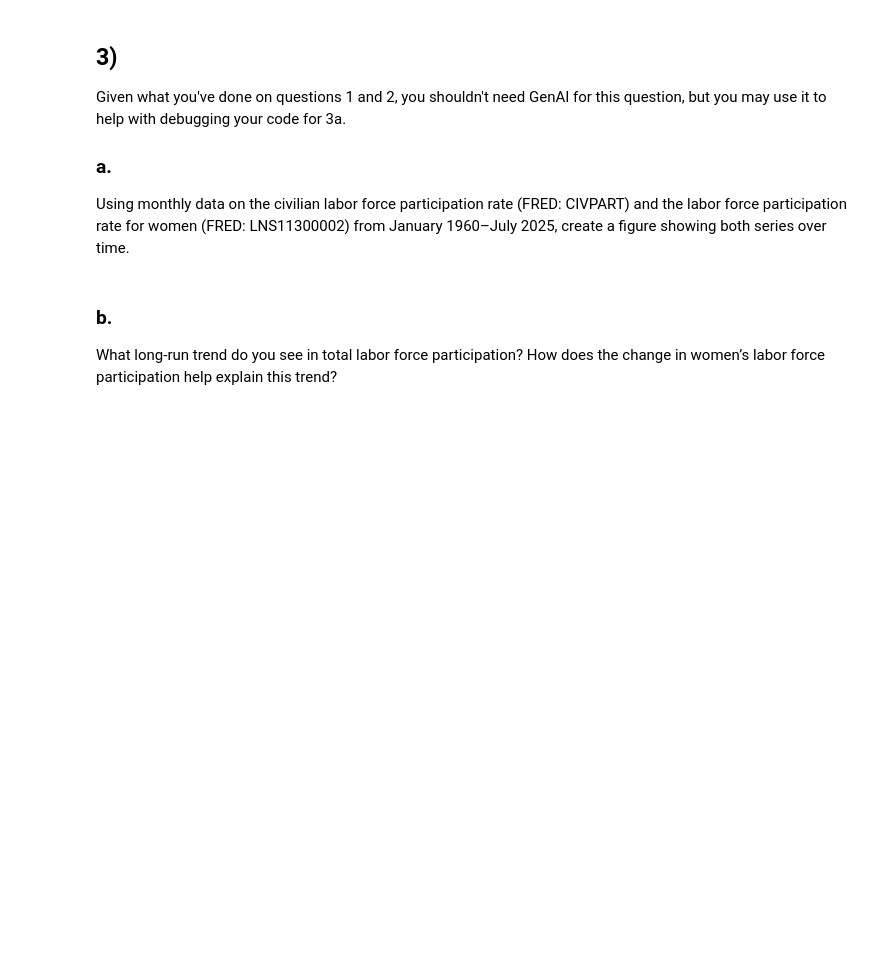
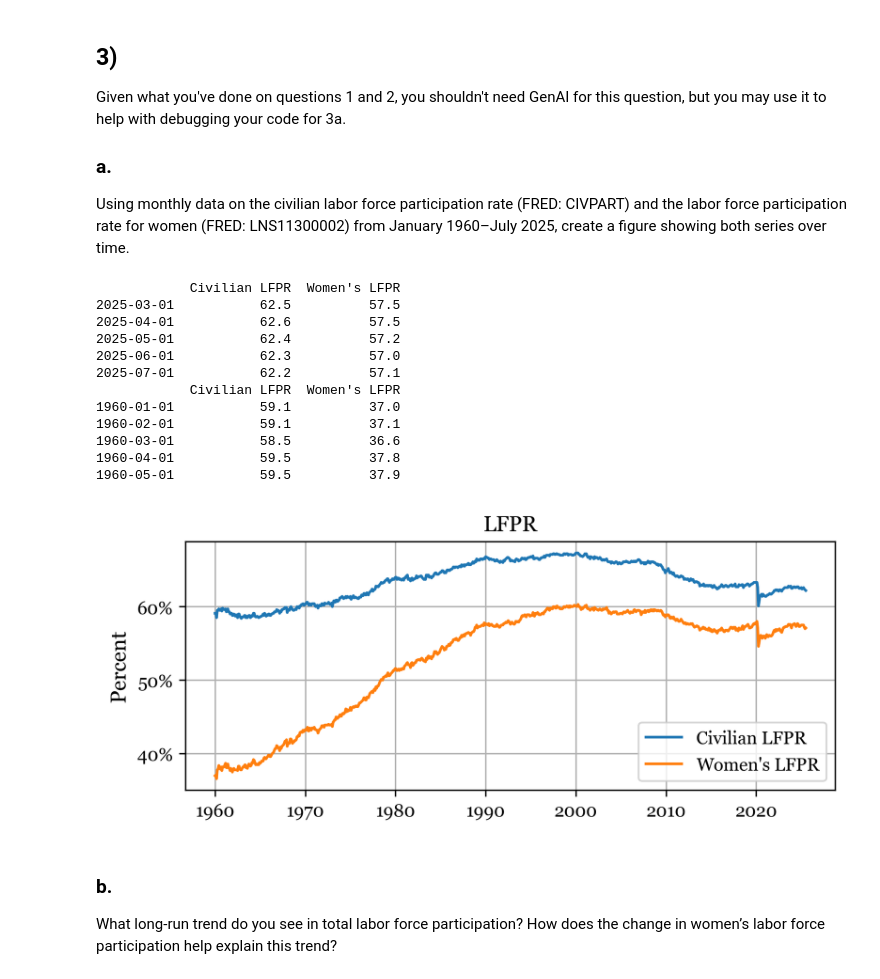
Before and after one commit to WillBarmby/ECON_304, a Jupyter notebook: homework/DA-1.ipynb, the cells around one changed output. Cells and saved outputs as stored; diff of their text form; code cells hidden in the pictures; blank space fills up the shorter version.

Commit message:
made the LFPR graph

```diff
--- a/homework/DA-1.ipynb
+++ b/homework/DA-1.ipynb
@@ -59,6 +59,26 @@ Given what you've done on questions 1 and 2, you shouldn't need GenAI for this q
 ### a.
 
 Using monthly data on the civilian labor force participation rate (FRED: CIVPART) and the labor force participation rate for women (FRED: LNS11300002) from January 1960–July 2025, create a figure showing both series over time.
+# %%
+import importlib, utils
+utils = importlib.reload(utils)
+data, ax = utils.LFPR_graph()
+# print(data.tail(5))
+# print(data.head(5))
+# %% [output]
+            Civilian LFPR  Women's LFPR
+2025-03-01           62.5          57.5
+2025-04-01           62.6          57.5
+2025-05-01           62.4          57.2
+2025-06-01           62.3          57.0
+2025-07-01           62.2          57.1
+            Civilian LFPR  Women's LFPR
+1960-01-01           59.1          37.0
+1960-02-01           59.1          37.1
+1960-03-01           58.5          36.6
+1960-04-01           59.5          37.8
+1960-05-01           59.5          37.9
+[figure, added]
 # %% [markdown]
 ### b.
 
```
Also changed, not shown: 1 other file.
